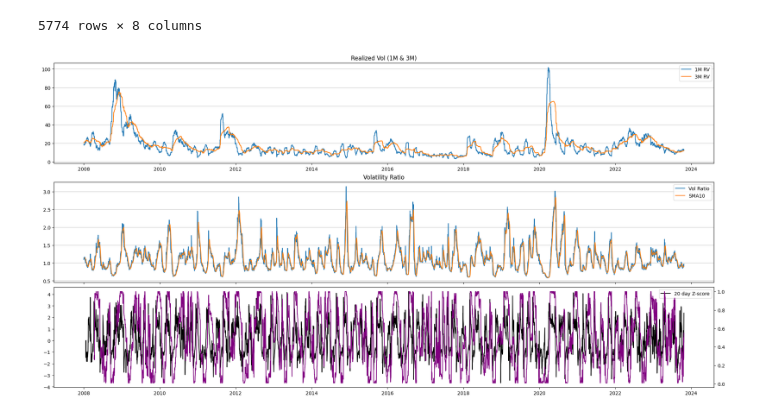
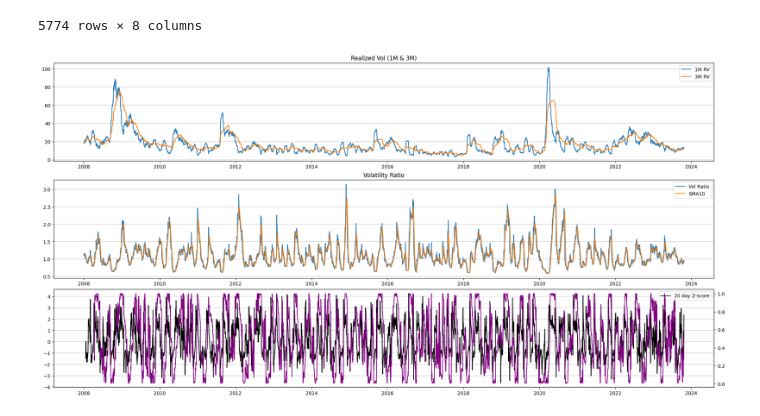
Before and after one commit to ClarenceTee93/Strategies, a Jupyter notebook: strategies.ipynb, the cells around one changed output. Saved outputs shown, nothing was run; the diff lists cells and outputs as text; code cells hidden in the pictures.

```diff
--- a/strategies.ipynb
+++ b/strategies.ipynb
@@ -750,22 +750,24 @@ clean_spx_rv
 # %%
 fig, ax = plt.subplots(3, 1, figsize = (20, 10), sharex=True, constrained_layout=True)
 ax[0].plot(clean_spx_rv['20D'], label = '1M RV')
 ax[0].plot(clean_spx_rv['60D'], label = '3M RV')
 ax[0].grid(axis = 'y', linewidth = 1.2, alpha = 0.5)
 ax[0].legend()
 ax[0].set_title("Realized Vol (1M & 3M)")
 ax[0].xaxis.set_tick_params(which='both', labelbottom=True)
 
 ax[1].plot(clean_spx_rv['1m_3m_vol_ratio'], label = "Vol Ratio")
 ax[1].plot(clean_spx_rv['smooth_sig'], label = "SMA10")
 ax[1].grid(axis = 'y', linewidth = 1.2, alpha = 0.5)
 ax[1].legend()
 ax[1].set_title("Volatility Ratio")
+ax[1].xaxis.set_tick_params(which='both', labelbottom=True)
 
 ax[2].plot(clean_spx_rv['20D_Z'], label = '20 day Z-score', color = 'black')
 ax3 = ax[2].twinx()
 ax3.plot(clean_spx_rv['percentile'], label = 'Rolling Percentile (100 days)', color = 'purple')
 ax[2].legend()
+ax[2].grid(axis = 'y', linewidth = 1.2, alpha = 0.5)
 plt.show()
 # %% [output]
-[figure, old version]
+[figure, new version]
```
